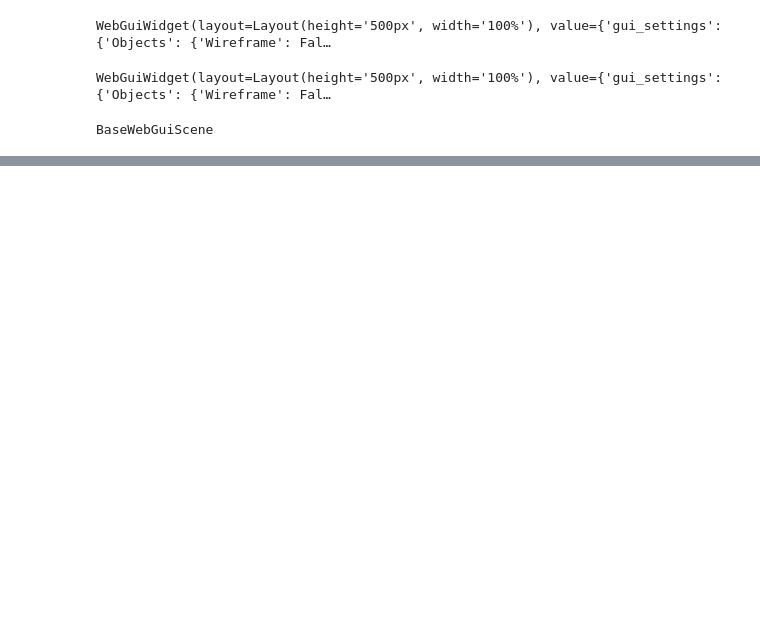
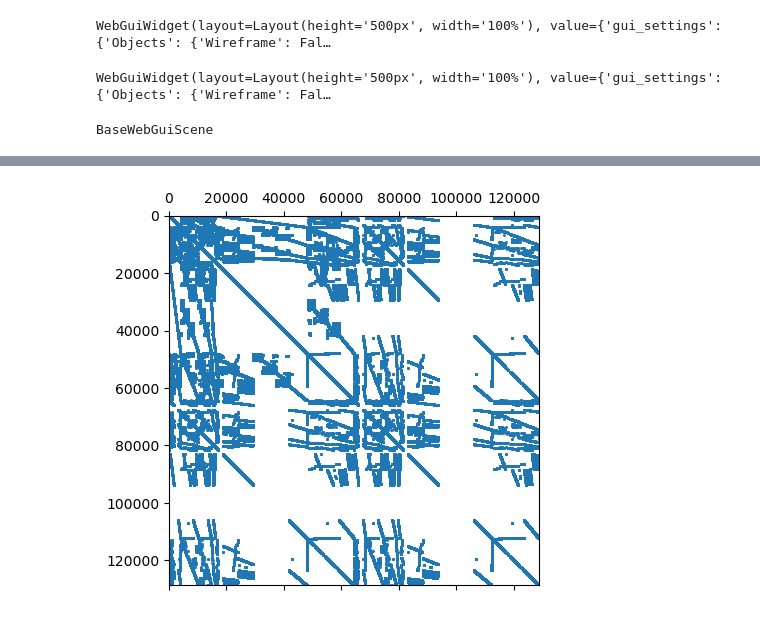
Before and after one commit to radu-bogdan/fem, a Jupyter notebook: PROJECTS/seminar_theodore/proximity.ipynb, the cells around one changed output, grey strips where cells are left out. Saved outputs shown, nothing was run; the diff lists cells and outputs as text; code cells hidden in the pictures; blank space fills up the shorter version.

```diff
--- a/PROJECTS/seminar_theodore/proximity.ipynb
+++ b/PROJECTS/seminar_theodore/proximity.ipynb
@@ -38,9 +39,14 @@ mu_iron = 1*mu0
 sigma = 58*1e6
 J = 1e7/(circ_mass)
 
-cf_Js = mesh.MaterialCF({"circle_left": J, "circle_right": -J}, default = 0)
-cf_mu = mesh.MaterialCF({"circle_left|circle_right|left|right|bridge" : mu0, "ambient": mu_iron})
-cf_sigma = mesh.MaterialCF({"circle_left|circle_right" : sigma}, default = 0)
+circles_left = "";
+for i in range(58): circles_left+="circle_left_"+str(i)+"|"
+circles_right = "";
+for i in range(58): circles_right+="circle_right_"+str(i)+"|"
+
+cf_Js = mesh.MaterialCF({circles_left: J, circles_right: -J}, default = 0)
+cf_mu = mesh.MaterialCF({ circles_left +circles_right +"left|right|bridge" : mu0, "ambient": mu_iron})
+cf_sigma = mesh.MaterialCF({circles_left +circles_right: sigma}, default = 0)
 
 f = 50 #(Hz)
 w = f*2*np.pi
@@ -50,7 +56,7 @@ H1 = ngs.H1(mesh, order = 3, dirichlet = "ambient_face", complex = True)
 u,v = H1.TnT()
 
 K = ngs.BilinearForm(H1)
-K += (1/cf_mu*ngs.grad(u)*ngs.grad(v))*ngs.dx + ((1j*w)*sigma*u*v)*ngs.dx("circle_left|circle_right")
+K += (1/cf_mu*ngs.grad(u)*ngs.grad(v))*ngs.dx + ((1j*w)*sigma*u*v)*ngs.dx(circles_left +circles_right)
 K.Assemble()
 
 f = ngs.LinearForm(H1)
@@ -85,36 +91,49 @@ circ_mass = np.pi*0.031**2
 circ_number = 58
 
 mu0 = 1.256*1e-6
-mu_iron = 1*mu0
+mu_iron = 100*mu0
 sigma = 58*1e6
-J = 1e7/(circ_mass)
-eps = 1e-8
+J = 1e7
+eps = 1e-12
+order = 2
 
-cf_Js = mesh.MaterialCF({"circle_left": J, "circle_right": -J}, default = 0)
-cf_mu = mesh.MaterialCF({"circle_left|circle_right|left|right|bridge" : mu0, "ambient": mu_iron})
-cf_sigma = mesh.MaterialCF({"circle_left|circle_right" : sigma}, default = 0)
+circles_left = "";
+for i in range(58): circles_left+="circle_left_"+str(i)+"|"
+circles_right = "";
+for i in range(58): circles_right+="circle_right_"+str(i)+"|"
+
+cf_Js = mesh.MaterialCF({circles_left: J, circles_right: -J}, default = 0)
+cf_mu = mesh.MaterialCF({ circles_left + circles_right +"left|right|bridge" : mu0, "ambient": mu_iron})
+cf_sigma = mesh.MaterialCF({circles_left + circles_right: sigma}, default = 0)
+
+#############################################################################################################
 
 f = 50 #(Hz)
 w = f*2*np.pi
 
-# H1 = ngs.H1(mesh, order = 2, dirichlet = "ambient_face")
-H1 = ngs.H1(mesh, order = 3, dirichlet = "ambient_face", complex = True)
-PH1 = ngs.H1(mesh, order = 1, dirichlet = "ambient_face", complex = True)
+H1 = ngs.H1(mesh, order = order, dirichlet = "ambient_face", complex = True)
+PH1 = ngs.H1(mesh, order = order, dirichlet = "ambient_face", complex = True)
 
 X = H1*PH1
 
 # u,v = X.TnT()
-(u,p), (v,q) = X.TnT()
+(A,L), (As,Ls) = X.TnT()
 
 K = ngs.BilinearForm(X)
-K += (1/cf_mu*ngs.grad(u)*ngs.grad(v))*ngs.dx +((1j*w)*sigma*u*v)*ngs.dx("circle_left|circle_right")\
-    +((1j*w)*sigma*u*q)*ngs.dx("circle_left|circle_right")\
-    +((1j*w)*sigma*p*v)*ngs.dx("circle_left|circle_right")\
-    + 1/eps*p*q*ngs.dx("circle_left|circle_right")
+K += (1/cf_mu*ngs.grad(A)*ngs.grad(As))*ngs.dx +((1j*w)*cf_sigma*(A+L)*As + 1/eps*ngs.grad(L)*ngs.grad(As))*ngs.dx(circles_left + circles_right)\
+    +((1j*w)*cf_sigma*(A+L)*Ls + 1/eps*ngs.grad(L)*ngs.grad(Ls))*ngs.dx(circles_left + circles_right)
 K.Assemble()
 
+rows,cols,vals = K.mat.COO()
+import scipy.sparse as sp
+A = sp.csr_matrix((vals,(rows,cols)))
+import matplotlib.pylab as plt
+plt.spy(A, markersize = 1)
+
+
 f = ngs.LinearForm(X)
-f += (cf_Js*v)*ngs.dx() + ((1-cf_Js)*q)*ngs.dx("circle_left|circle_right")
+f += (cf_Js*Ls)*ngs.dx(circles_left + circles_right)
+# f += (cf_Js*v)*ngs.dx() + ((1-cf_Js)*q)*ngs.dx("circle_left|circle_right")
 f.Assemble()
 
 
@@ -123,14 +142,32 @@ A_and_L.vec.data += K.mat.Inverse(X.FreeDofs())*f.vec
 
 A = A_and_L.components[0]
 L = A_and_L.components[1]
+B = ngs.grad(A)
+
+####################################
+# Post-Processing
+####################################
+
+# H1 = ngs.H1(mesh, order = order, complex = True)
+
+# u,v = H1.TnT()
+# K1 = ngs.BilinearForm(H1)
+# K1 += u*v*ngs.dx(circles_left + circles_right)
+# K1.Assemble()
+
+# el = ngs.LinearForm(H1)
+# el += 1/eps*ngs.grad(L)*ngs.grad(v)*ngs.dx(circles_left + circles_right)
+# el.Assemble()
+
+# liftL = ngs.GridFunction(H1)
+
+# liftL.vec.data = K1.mat.Inverse(H1.FreeDofs())*el.vec
+
+####################################
 
 
-B = ngs.grad(A)
+J = (1j*w)*cf_sigma*(A+L)
 
-J = (cf_Js -(1j*w)*cf_sigma*A-(1j*w)*cf_sigma*L)
 
 # # J = J/intJ*I
-
-Draw(J, mesh, settings = {"Objects": {"Wireframe": False}})
-Draw(ngs.Norm(B),mesh, settings = {"Objects": {"Wireframe": False}})
 # %% [output]
@@ -139,0 +174 @@ BaseWebGuiScene
+[figure, added]
```
Also changed, not shown: parts of 7 cells of this notebook, 1 other file.
